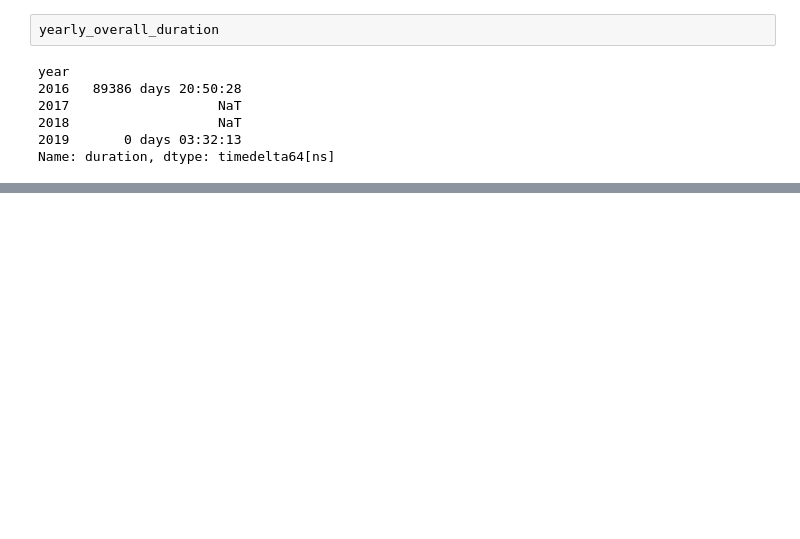
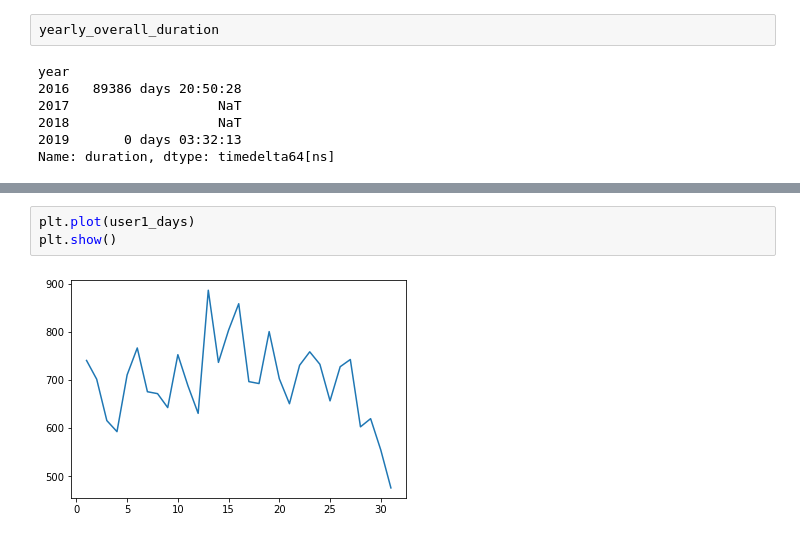
Before and after one commit to astenast/Smartphone_User_Engagement, a Jupyter notebook: Data Preprocessing.ipynb, the cells around one changed output, grey strips where cells are left out. Saved outputs shown, nothing was run; the diff lists cells and outputs as text; blank space fills up the shorter version.

```diff
--- a/Data Preprocessing.ipynb
+++ b/Data Preprocessing.ipynb
@@ -174,0 +195,5 @@ full_df.groupby(['year']).sum()
+# %%
+plt.plot(user1_days)
+plt.show()
+# %% [output]
+[figure, added]
```
Also changed, not shown: parts of 9 cells of this notebook.
